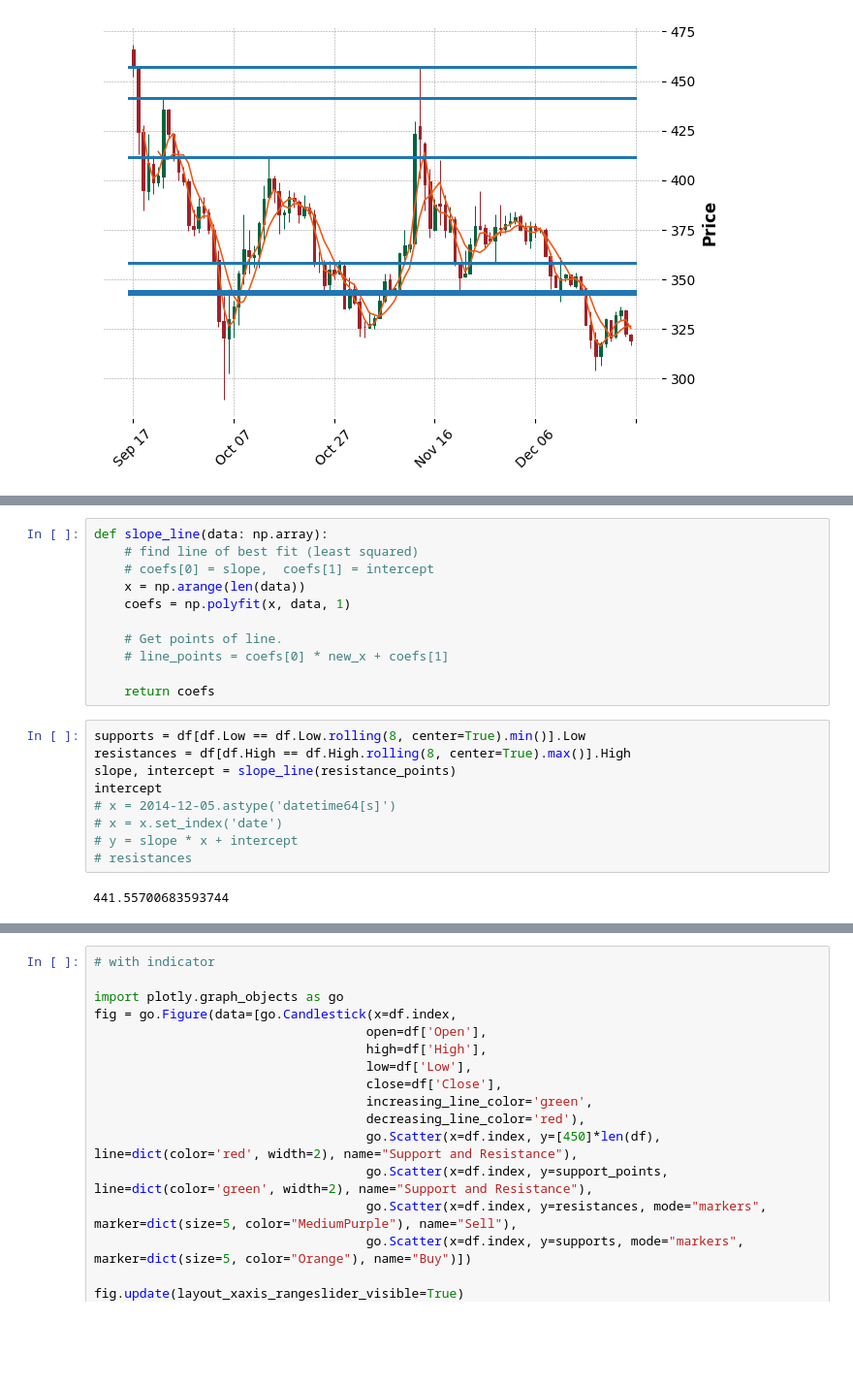
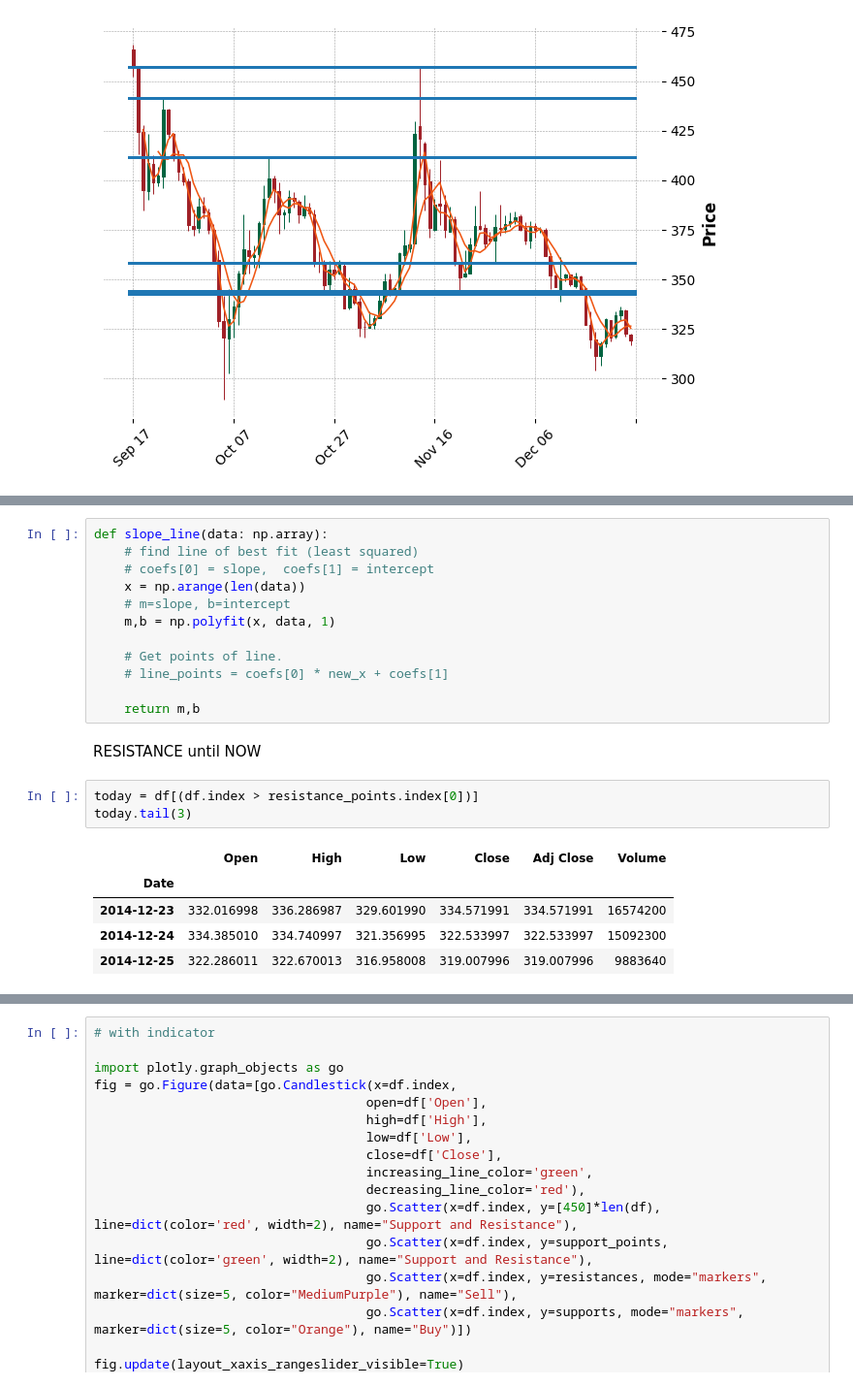
Before and after one commit to Generjet/binance_trader, a Jupyter notebook: jupyter/yfinancExtreme.ipynb, the cells around one changed output, grey strips where cells are left out. Shown: that part at 97% size. Drawn from its saved outputs; the diff is of its cells as text; blank space fills up the shorter version.

Commit message:
RESISTANCE

```diff
--- a/jupyter/yfinancExtreme.ipynb
+++ b/jupyter/yfinancExtreme.ipynb
@@ -93,20 +107,21 @@ def slope_line(data: np.array):
     # find line of best fit (least squared)
     # coefs[0] = slope,  coefs[1] = intercept
     x = np.arange(len(data))
-    coefs = np.polyfit(x, data, 1)
+    # m=slope, b=intercept
+    m,b = np.polyfit(x, data, 1)
 
     # Get points of line.
     # line_points = coefs[0] * new_x + coefs[1]
 
-    return coefs
+    return m,b
-# %%
-supports = df[df.Low == df.Low.rolling(8, center=True).min()].Low
-resistances = df[df.High == df.High.rolling(8, center=True).max()].High
-slope, intercept = slope_line(resistance_points)
-intercept
-# x = 2014-12-05.astype('datetime64[s]')
-# x = x.set_index('date')
-# y = slope * x + intercept
-# resistances
-# %% [output]
-441.55700683593744
+# %% [markdown]
+RESISTANCE until NOW
+# %%
+today = df[(df.index > resistance_points.index[0])]
+today.tail(3)
+# %% [output]
+|  | Open | High | Low | Close | Adj Close | Volume |
+| Date |  |  |  |  |  |  |
+| 2014-12-23 | 332.016998 | 336.286987 | 329.601990 | 334.571991 | 334.571991 | 16574200 |
+| 2014-12-24 | 334.385010 | 334.740997 | 321.356995 | 322.533997 | 322.533997 | 15092300 |
+| 2014-12-25 | 322.286011 | 322.670013 | 316.958008 | 319.007996 | 319.007996 | 9883640 |
```
Also changed, not shown: parts of 9 cells of this notebook, 3 other files.
